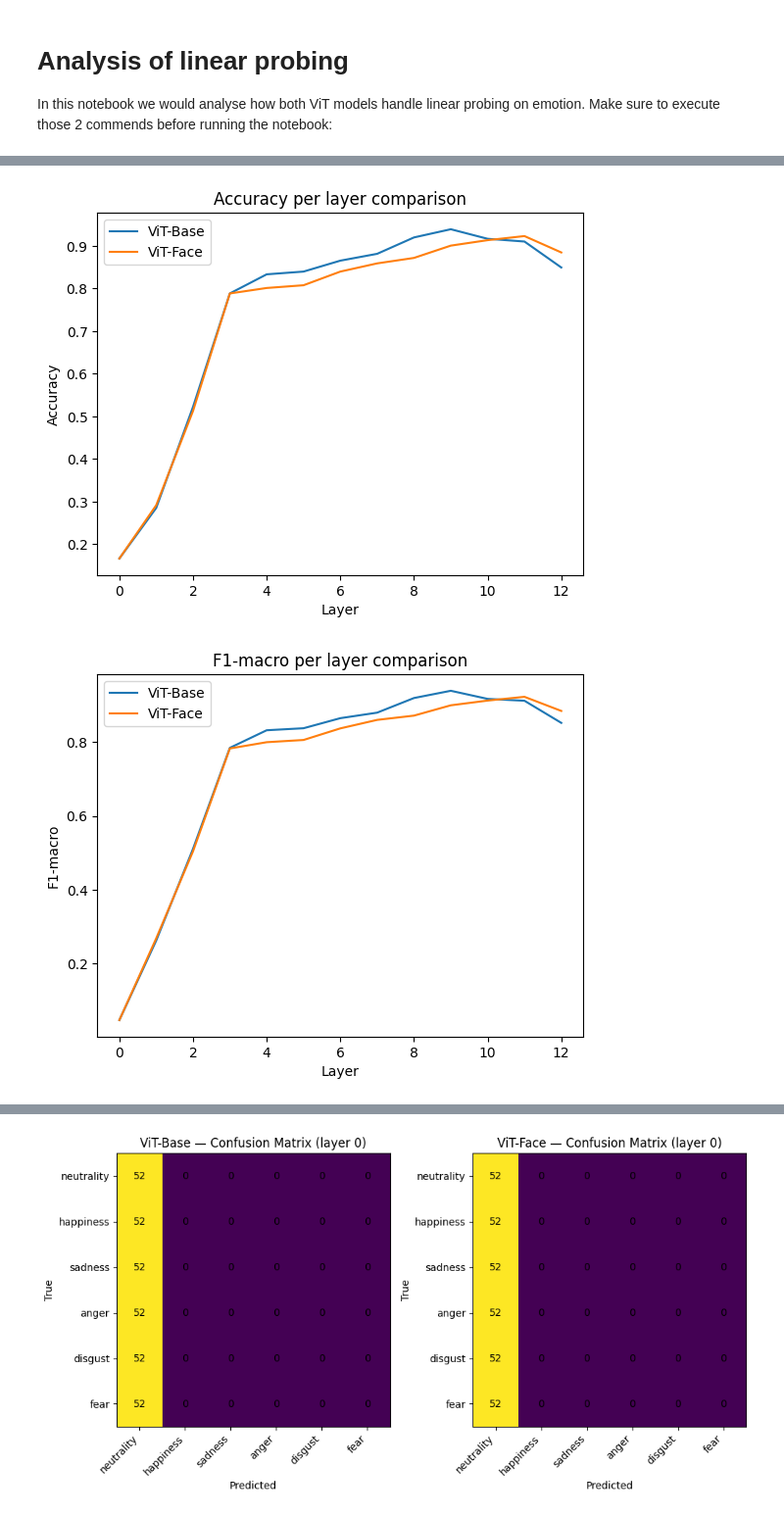
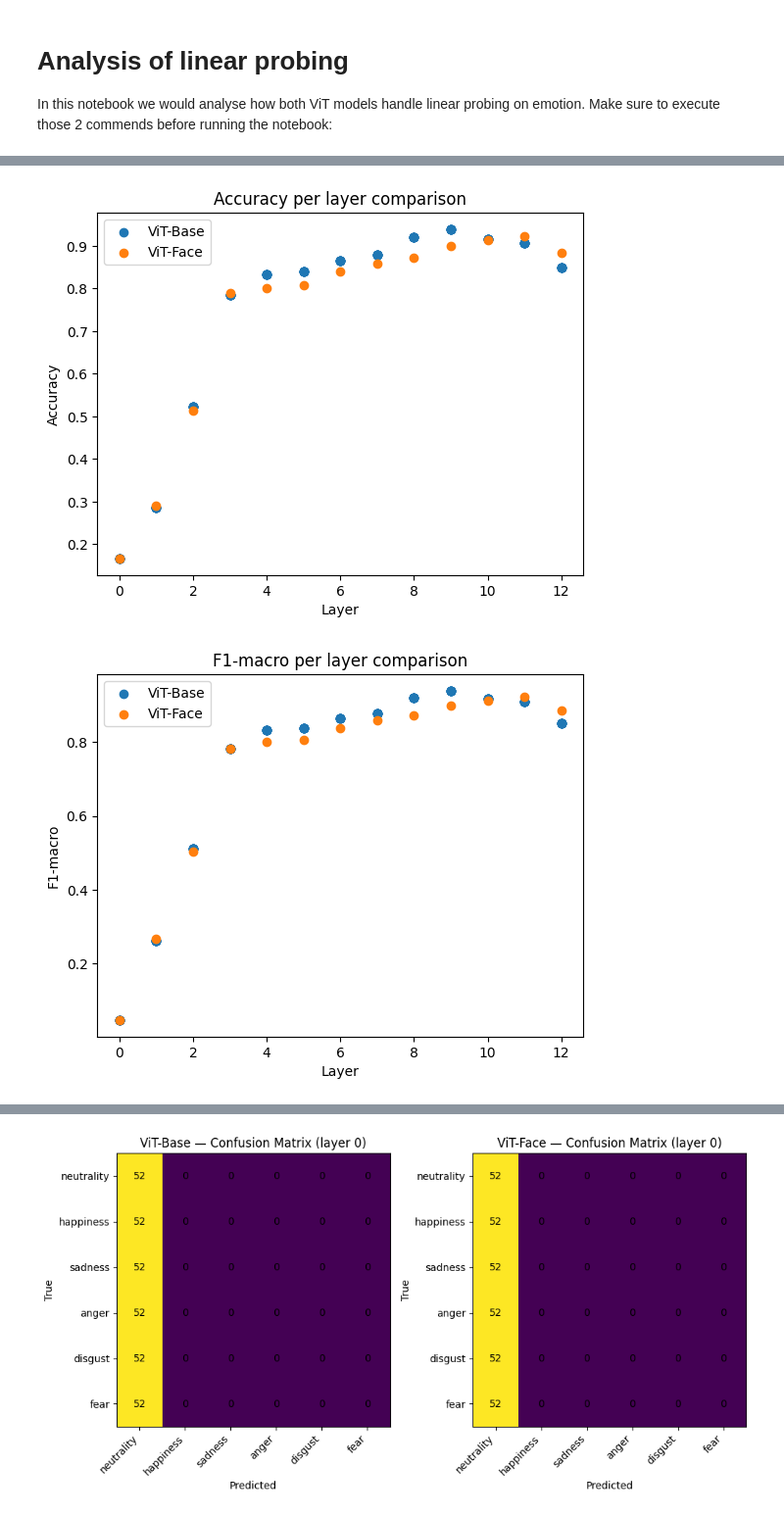
Before and after one commit to nswierkowski/ViT-Empathy, a Jupyter notebook: notebooks/Simple_linear_probing_analysis.ipynb, the cells around one changed output, grey strips where cells are left out. Shown at 98% size. Cells and saved outputs as stored; diff of their text form; code cells hidden in the pictures.

Commit message:
Add new visualization of probing

```diff
--- a/notebooks/Simple_linear_probing_analysis.ipynb
+++ b/notebooks/Simple_linear_probing_analysis.ipynb
@@ -40,38 +41,56 @@ def rebuild_cm(row):
     flat = ast.literal_eval(row["confusion"])
     shape = ast.literal_eval(row["confusion_shape"])
     return np.array(flat).reshape(shape)
 
 for df in [base_linear_probing_res, face_linear_probing_res]:
     f1s = []
     for _, row in df.iterrows():
         cm = rebuild_cm(row)
         y_true = []
         y_pred = []
         for i in range(cm.shape[0]):
             for j in range(cm.shape[1]):
                 y_true += [i] * cm[i, j]
                 y_pred += [j] * cm[i, j]
-        f1 = f1_score(y_true, y_pred, average="macro")
-        f1s.append(f1)
+        f1s.append(f1_score(y_true, y_pred, average="macro"))
     df["f1"] = f1s
 
+def compute_delta(series):
+    return [series[i] - series[i-1] for i in range(len(series))]
+
+base_linear_probing_res["f1_delta"] = [0] + compute_delta(base_linear_probing_res["f1"].values)[1:]
+face_linear_probing_res["f1_delta"] = [0] + compute_delta(face_linear_probing_res["f1"].values)[1:]
+
+base_linear_probing_res["accuracy_delta"] = [0] + compute_delta(base_linear_probing_res["accuracy"].values)[1:]
+face_linear_probing_res["accuracy_delta"] = [0] + compute_delta(face_linear_probing_res["accuracy"].values)[1:]
+
 plt.figure()
-plt.plot(base_linear_probing_res["layer"], base_linear_probing_res["accuracy"])
-plt.plot(face_linear_probing_res["layer"], face_linear_probing_res["accuracy"])
+plt.scatter(base_linear_probing_res["layer"], base_linear_probing_res["accuracy"])
+plt.scatter(face_linear_probing_res["layer"], face_linear_probing_res["accuracy"])
 plt.title("Accuracy per layer comparison")
 plt.xlabel("Layer")
 plt.ylabel("Accuracy")
 plt.legend(["ViT-Base", "ViT-Face"])
 plt.show()
 
 plt.figure()
-plt.plot(base_linear_probing_res["layer"], base_linear_probing_res["f1"])
-plt.plot(face_linear_probing_res["layer"], face_linear_probing_res["f1"])
+plt.scatter(base_linear_probing_res["layer"], base_linear_probing_res["f1"])
+plt.scatter(face_linear_probing_res["layer"], face_linear_probing_res["f1"])
 plt.title("F1-macro per layer comparison")
 plt.xlabel("Layer")
 plt.ylabel("F1-macro")
 plt.legend(["ViT-Base", "ViT-Face"])
 plt.show()
+
+plt.figure()
+plt.scatter(base_linear_probing_res["layer"], base_linear_probing_res["f1_delta"])
+plt.scatter(face_linear_probing_res["layer"], face_linear_probing_res["f1_delta"])
+plt.title("Delta F1-macro per layer (change from previous)")
+plt.xlabel("Layer")
+plt.ylabel("F1 change")
+plt.legend(["ViT-Base Delta", "ViT-Face Delta"])
+plt.axhline(0, linewidth=0.8)
+plt.show()
 # %% [output]
-[figure, old version]
+[figure, new version]
-[figure, old version]
+[figure, new version]
```
Also changed, not shown: parts of 13 cells of this notebook, 1 other file.
